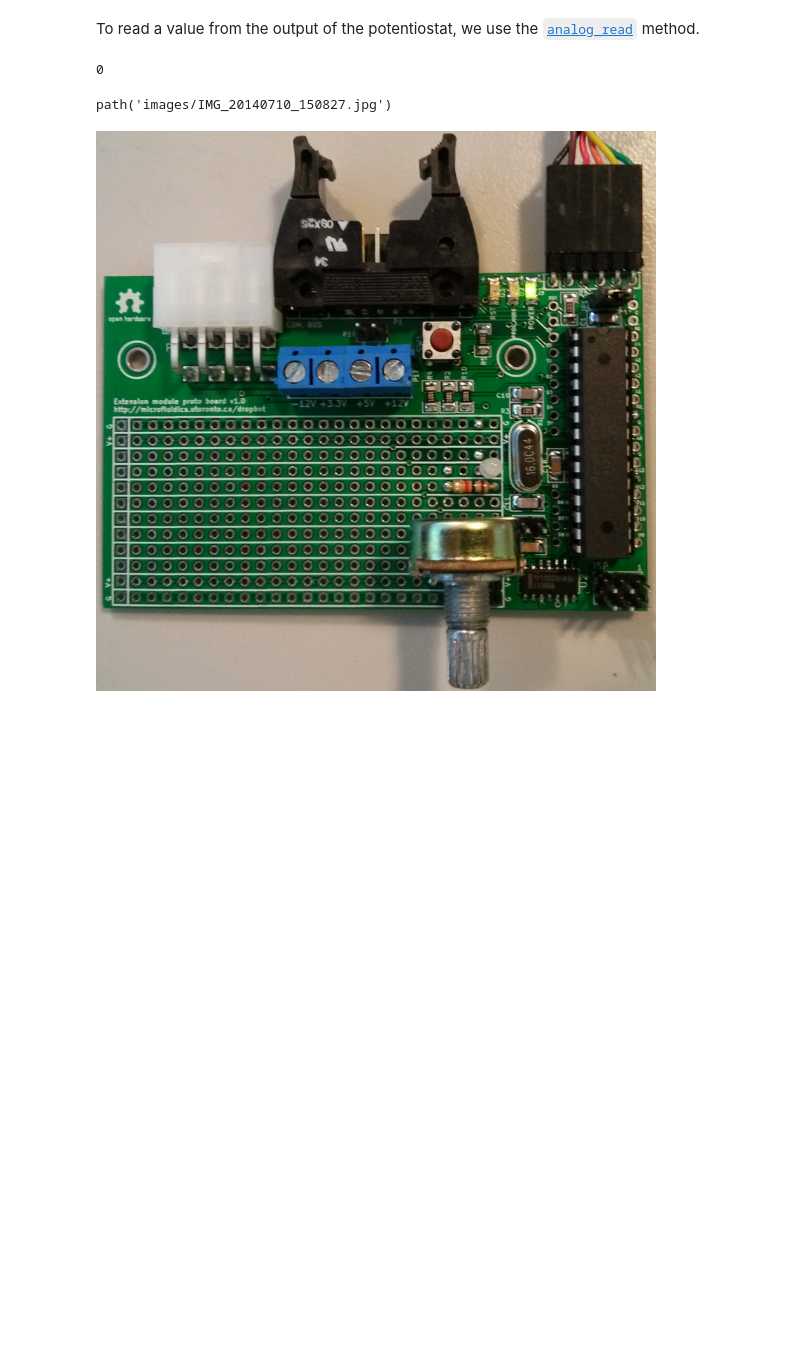
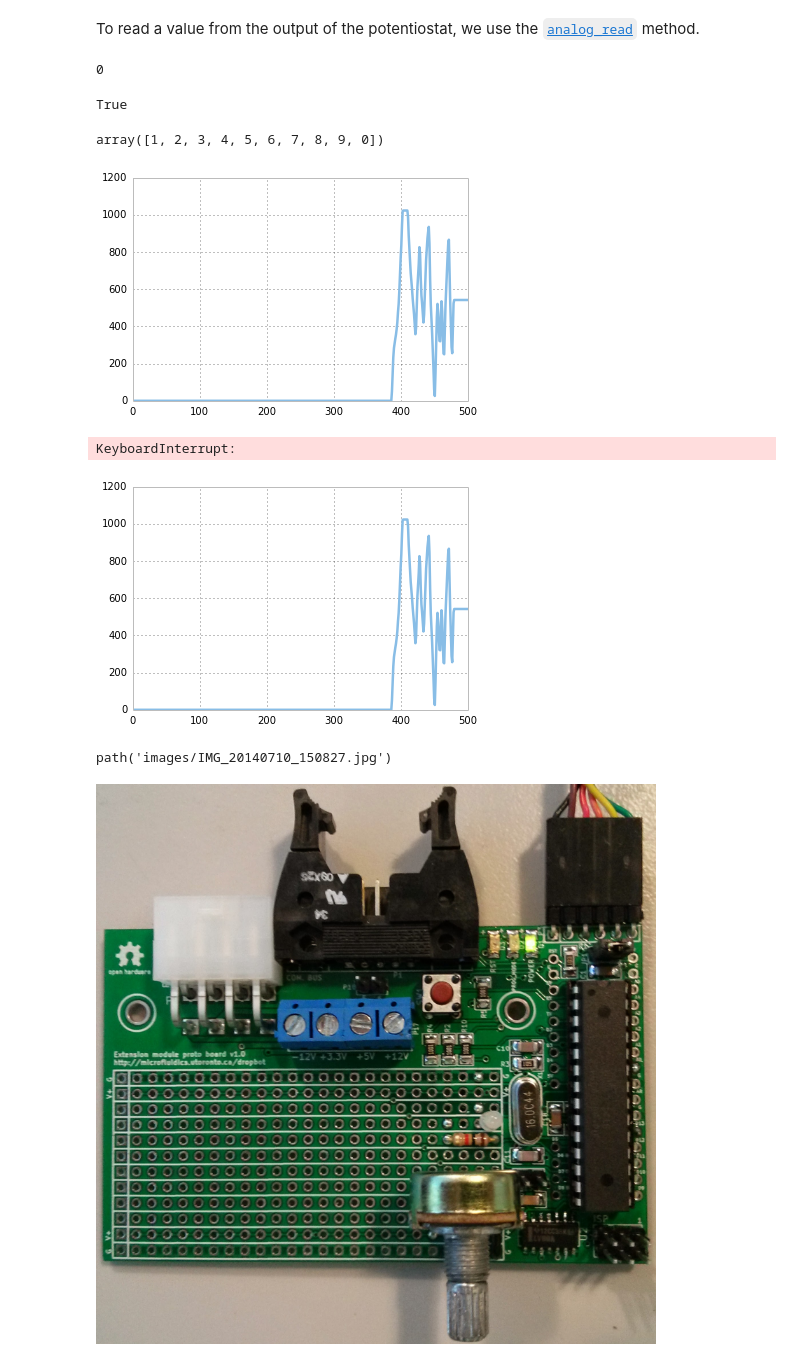
Before and after one commit to wheeler-microfluidics/dropbot_workshop_notebooks, a Jupyter notebook: software/Extension module board.ipynb, the cells around one changed output. Drawn from its saved outputs; the diff is of its cells as text; code cells hidden in the pictures; blank space fills up the shorter version.

```diff
--- a/software/Extension module board.ipynb
+++ b/software/Extension module board.ipynb
@@ -74,0 +83,2 @@ free memory: 509
+# %%
+hex(board.set_i2c_address(address=0x10))
@@ -120,0 +136,4 @@ board.analog_read(pin=0)
+# %%
+enable_analog_read.value
+# %% [output]
+True
@@ -121,3 +144,29 @@ board.analog_read(pin=0)
+# %%
+np.roll(np.arange(10), -1)
+# %% [output]
+array([1, 2, 3, 4, 5, 6, 7, 8, 9, 0])
+# %%
+import matplotlib.pyplot as plt
+import numpy as np
+import time
+
+fig = plt.figure()
+ax = fig.add_subplot(111)
+
+data = np.zeros(500)
+
+while True:
+    data = np.roll(data, -1)
+    data[-1] = board.analog_read(pin=0)
+    ax.cla()
+    ax.plot(data)
+    clear_output()
+    display(fig)
+    time.sleep(.1)
+# %% [output]
+[figure, added]
+KeyboardInterrupt:
+[figure, added]
 # %%
 from IPython.display import Image
 from path_helpers import path
```
Also changed, not shown: parts of 8 cells of this notebook, 1 other file.
